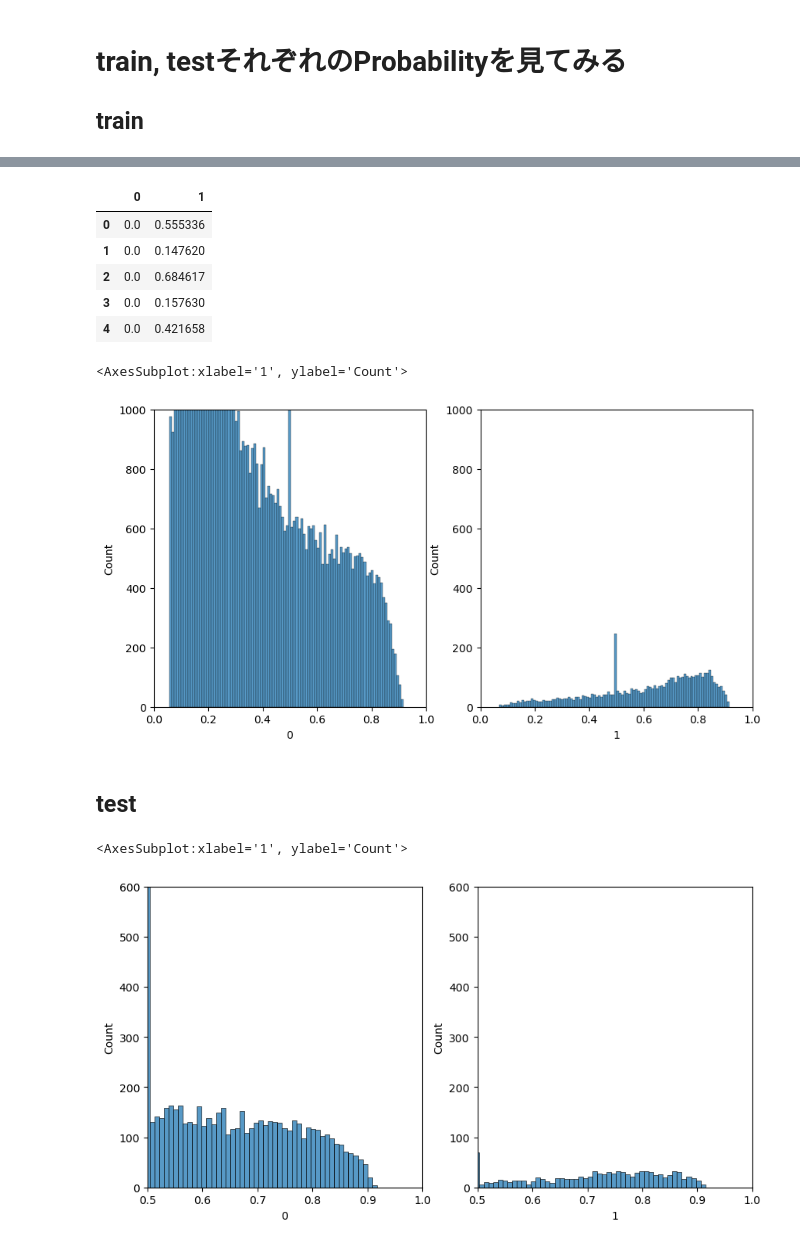
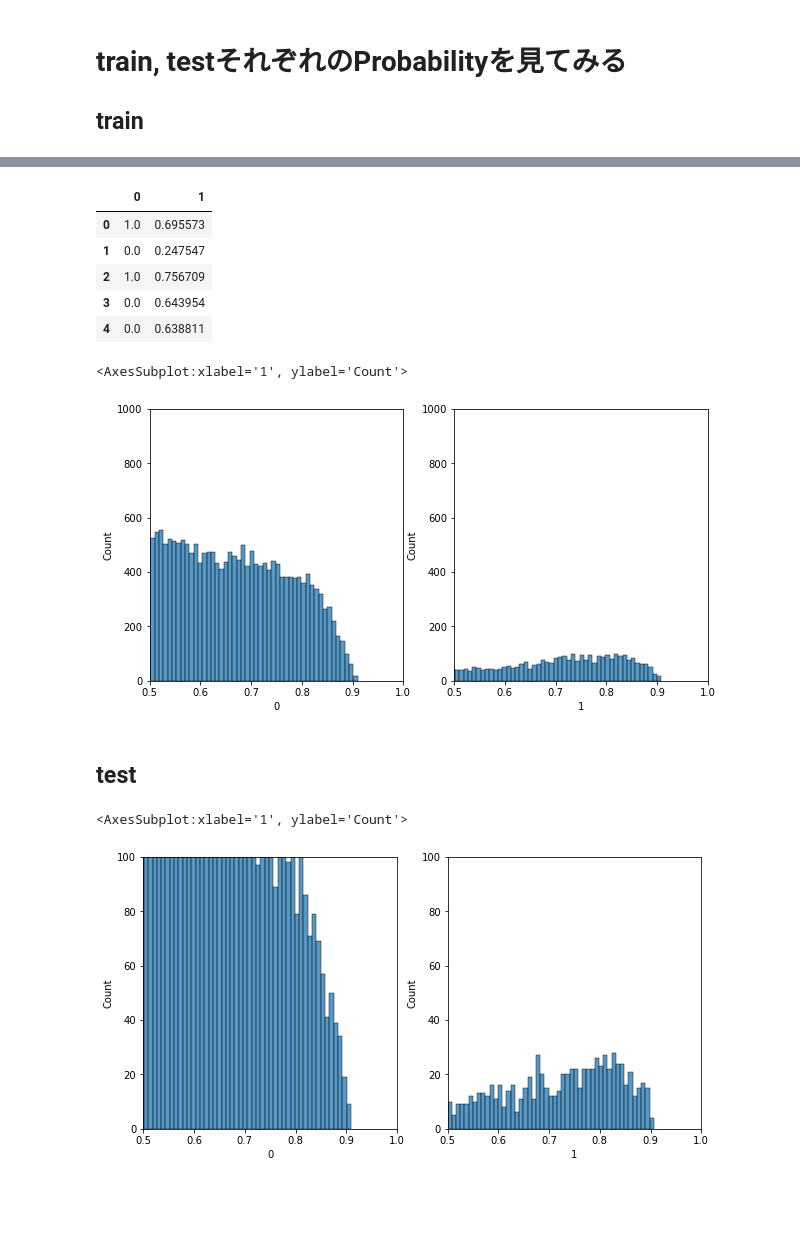
Before and after one commit to MampeiKasai/jra_ml, a Jupyter notebook: baseline_kasai.ipynb, the cells around one changed output, grey strips where cells are left out. Saved outputs shown, nothing was run; the diff lists cells and outputs as text; code cells hidden in the pictures; blank space fills up the shorter version.

Commit message:
model=lr, auc=0.78, train_precision=0.43, test_precision=0.25(threshold=0.90). Used only data of horses which had play more 6 races.

```diff
--- a/baseline_kasai.ipynb
+++ b/baseline_kasai.ipynb
@@ -18,0 +21,6 @@ from sklearn.metrics import roc_curve, roc_auc_score
+# %%
+grid_search_flag = 1
+params_grid = {
+    'C': [1e-2, 1e-1, 1, 1e1, 1e2]
+}
+threshold_grid = [f / 10 for f in list(range(1, 10, 1))]
@@ -83,15 +98,9 @@ dtype: int64
 # %%
-#df_temp = df_data.drop(columns=["target"])
+df_data = df_data[df_data['6games_ago'].notnull()]
+df_input.head()
+#df_input.head()
 #df_data.fillna(0.5, inplace=True)
 #df_temp.head()
-drop_list = ['2games_ago', '3games_ago', '4games_ago', '5games_ago']
-df_temp = df_data.dropna(subset=['2games_ago'], how='any')
-df_temp = df_temp.drop(columns=['target'])
-print(df_temp[df_temp.isnull()].head())
-df_temp = df_temp.T
-df_temp.fillna(df_temp.mean)
-df_temp = df_temp.T
-df_temp[df_temp.isnull()].head()
 #df_data = df_data.dropna(subset=drop_list)
 #df_data = pd.concat([df_temp, df_data[['target']]], axis=1)
 # %% [output]
@@ -171,6 +164,7 @@ model_lrno = LogisticRegression(penalty='l2', random_state=0, class_weight=None)
 # %%
 skfold = StratifiedKFold(n_splits=10, shuffle=True, random_state=1)
 # %%
-clf = GridSearchCV(estimator=model_lrbl, param_grid=param_grid, scoring='roc_auc', cv=10, n_jobs=-1)
-clf.fit(x_train, y_train)
-best_model = clf.best_estimator_
+if grid_search_flag:
+    clf = GridSearchCV(estimator=model_lrbl, param_grid=param_grid, scoring='roc_auc', cv=10, n_jobs=-1, error_score='raise')
+    clf.fit(x_train, y_train)
+    best_model = clf.best_estimator_
@@ -233,46 +231,46 @@ df_concat_train = df_concat_train.T
 df_concat_train.head()
 # %% [output]
 |  | 0 | 1 |
-| 0 | 0.0 | 0.555336 |
-| 1 | 0.0 | 0.147620 |
-| 2 | 0.0 | 0.684617 |
-| 3 | 0.0 | 0.157630 |
-| 4 | 0.0 | 0.421658 |
+| 0 | 1.0 | 0.695573 |
+| 1 | 0.0 | 0.247547 |
+| 2 | 1.0 | 0.756709 |
+| 3 | 0.0 | 0.643954 |
+| 4 | 0.0 | 0.638811 |
 # %%
 fig, ax = plt.subplots(1, 2, figsize = (10,5))
-ax[0].set_xlim(0, 1)
+ax[0].set_xlim(0.5, 1)
 ax[0].set_ylim(0, 1000)
 ax[0].set_xlabel('0')
-ax[1].set_xlim(0, 1)
+ax[1].set_xlim(0.5, 1)
 ax[1].set_ylim(0, 1000)
 ax[1].set_xlabel('1')
 sns.histplot(data=df_concat_train[df_concat_train.iloc[:, 0]==0].iloc[:, 1], ax=ax[0], bins=100)
 sns.histplot(data=df_concat_train[df_concat_train.iloc[:, 0]==1].iloc[:, 1], ax=ax[1], bins=100)
 # %% [output]
 <AxesSubplot:xlabel='1', ylabel='Count'>
-[figure, old version]
+[figure, new version]
 # %% [markdown]
 ## test
 # %%
 y_pred_test = clf.predict_proba(x_test)[:,1]
 #sns.histplot(y_pred_test)
 
 np_y_true_test = y_test.to_numpy()
 np_concat = [np_y_true_test, y_pred_test]
 df_concat_test = pd.DataFrame(np_concat)
 df_concat_test = df_concat_test.T
 df_concat_test.head()
 
 fig, ax = plt.subplots(1, 2, figsize = (10,5))
 ax[0].set_xlim(0.5, 1)
-ax[0].set_ylim(0, 600)
+ax[0].set_ylim(0, 100)
 ax[0].set_xlabel('0')
 ax[1].set_xlim(0.5, 1)
-ax[1].set_ylim(0, 600)
+ax[1].set_ylim(0, 100)
 ax[1].set_xlabel('1')
 sns.histplot(data=df_concat_test[df_concat_test.iloc[:, 0]==0].iloc[:, 1], ax=ax[0], bins=100)
 sns.histplot(data=df_concat_test[df_concat_test.iloc[:, 0]==1].iloc[:, 1], ax=ax[1], bins=100)
 # %% [output]
 <AxesSubplot:xlabel='1', ylabel='Count'>
-[figure, old version]
+[figure, new version]
 # %% [markdown]
```
Also changed, not shown: parts of 17 cells of this notebook.
